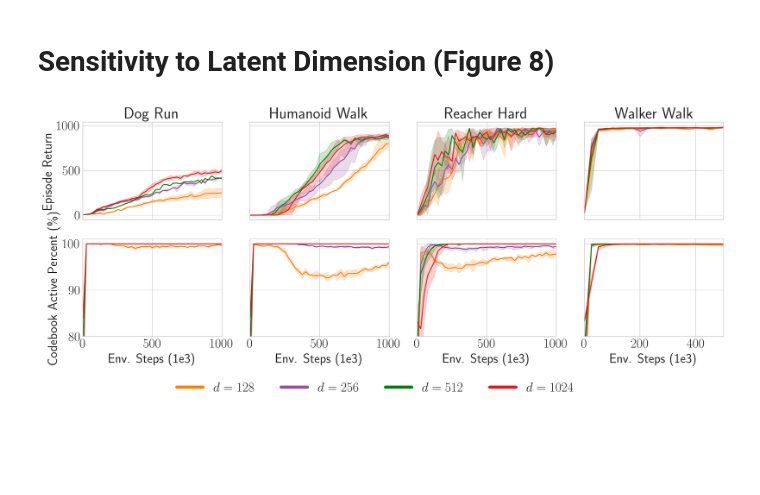
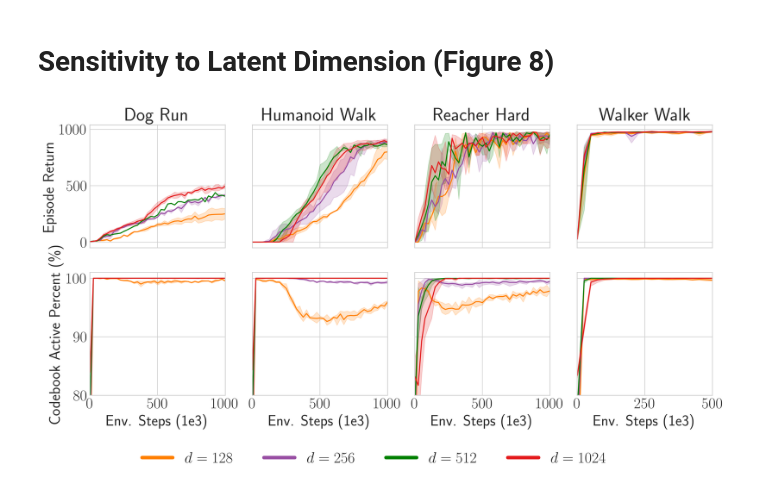
Before and after one commit to aidanscannell/dcmpc, a Jupyter notebook: results/plotting/sensitivity-to-latent-dimension.ipynb, the cells around one changed output. Saved outputs shown, nothing was run; the diff lists cells and outputs as text; code cells hidden in the pictures; blank space fills up the shorter version.

Commit message:
update latent dim notebook to make figure bigger

```diff
--- a/results/plotting/sensitivity-to-latent-dimension.ipynb
+++ b/results/plotting/sensitivity-to-latent-dimension.ipynb
@@ -7,8 +7,8 @@ import pandas as pd
 import seaborn as sns
 import utils
 # %%
-plt.rcParams["font.size"] = 21
-plt.rcParams["legend.fontsize"] = 21
+plt.rcParams["font.size"] = 22
+plt.rcParams["legend.fontsize"] = 22
 # %%
 LATENT_DIMS = {
     128: "$d=128$",
@@ -81,33 +81,32 @@ def plot_latent_dim(df):
             )
 
             if not r:
                 ax.set_title(" ".join([ele.capitalize() for ele in env.split("-")]))
             if r == len(keys) - 1:
                 ax.set_xlabel("Env. Steps (1e3)")
             else:
                 ax.set_xlabel("")
             if env in ["walker-walk"]:
                 g.set_xlim(0, 500)
             else:
                 g.set_xlim(0, 1000)
             if key == "active_percent":
                 g.set_ylim(80, 101)
             ax.set_ylabel("")
         axs[r][0].set_ylabel(YLABELS[key])
 
     l = axs[-1, -1].legend(
         loc="upper center",
         bbox_to_anchor=(-1.5, -0.35),
         fancybox=False,
         shadow=False,
         ncol=len(df.latent_dim.unique()),
     )
     for line in l.get_lines():
         line.set_linewidth(5.0)
-    plt.subplots_adjust(bottom=0.2, right=0.97, left=0.08)
 
-    plt.savefig(f"./figs/sensitivity-to-latent-dim.pdf")
+    plt.savefig(f"./figs/sensitivity-to-latent-dim.pdf", bbox_inches="tight")
 
 plot_latent_dim(df)
 # %% [output]
-[figure, old version]
+[figure, new version]
```
